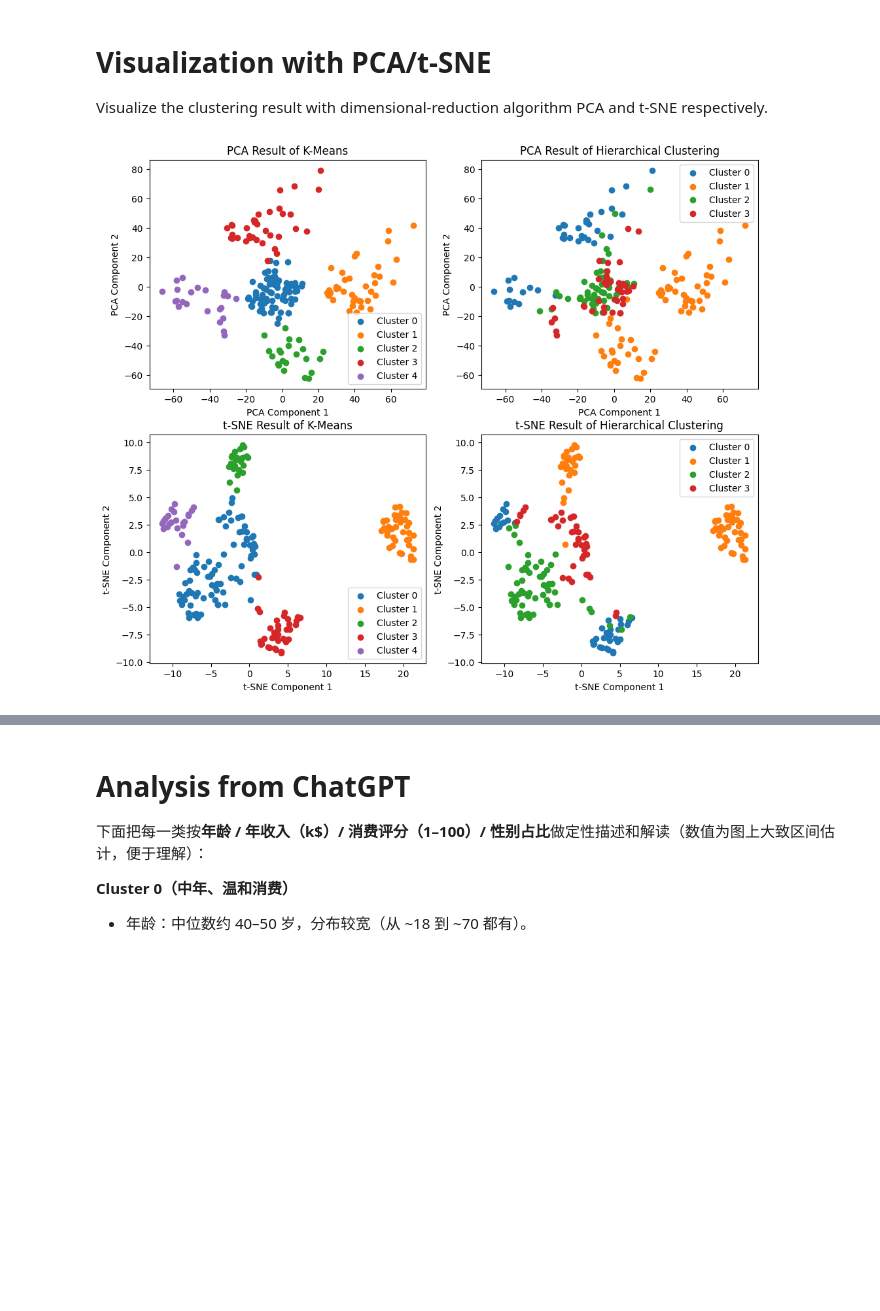
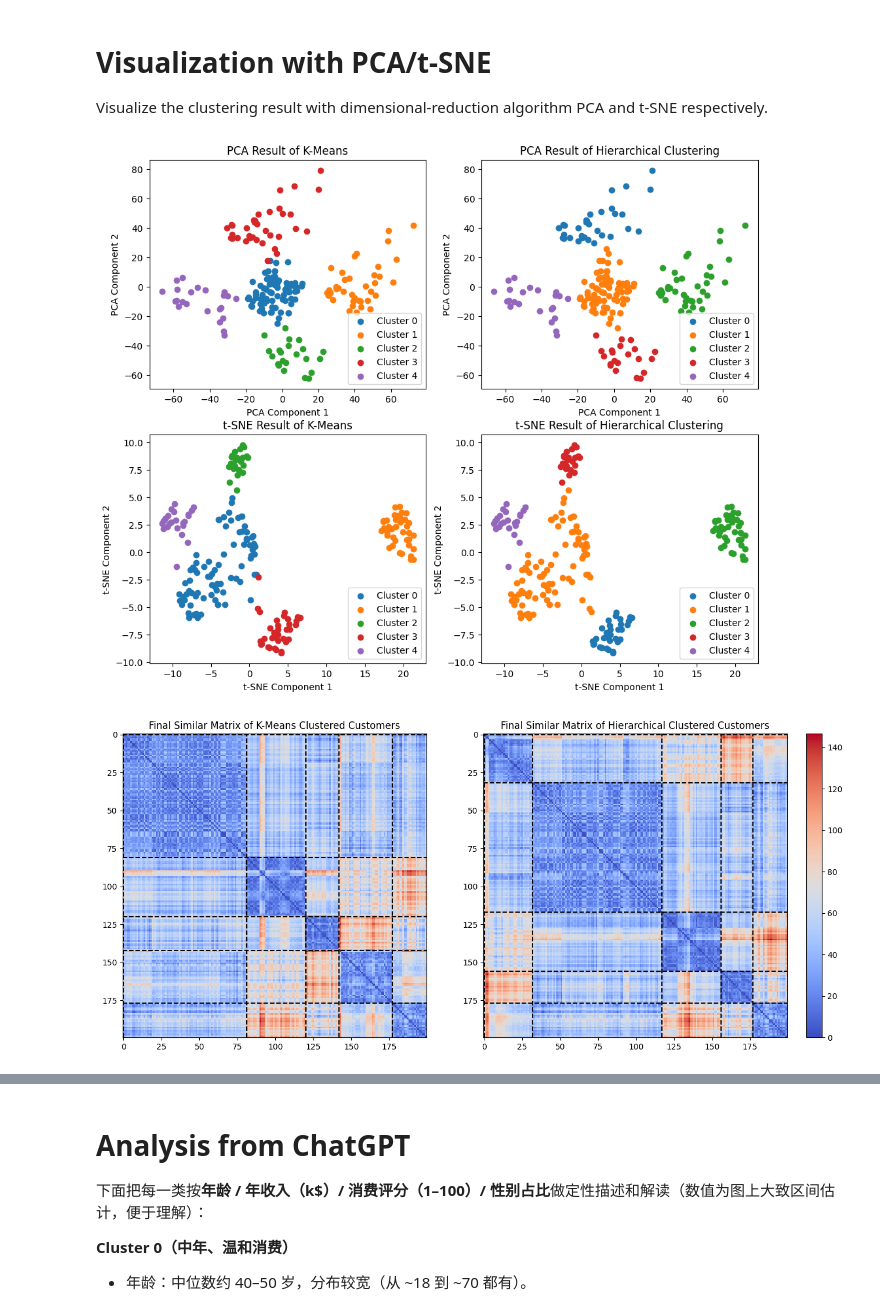
Before and after one commit to juruohejiarui/Homework-AIAA3111-Project, a Jupyter notebook: main_process.ipynb, the cells around one changed output, grey strips where cells are left out. Saved outputs shown, nothing was run; the diff lists cells and outputs as text; code cells hidden in the pictures; blank space fills up the shorter version.

```diff
--- a/main_process.ipynb
+++ b/main_process.ipynb
@@ -2,8 +2,7 @@
 # Read Database
 read database from "./Mall_Customers.csv" and make simple check.
 # %%
-import pandas
-import matplotlib
+import pandas as pd
 import matplotlib.pyplot as plt
 import numpy as np
 import seaborn as sns
@@ -11,10 +10,11 @@ from sklearn.cluster import KMeans, DBSCAN, AgglomerativeClustering
 from sklearn.metrics import silhouette_score, calinski_harabasz_score
 from sklearn.decomposition import PCA
 from sklearn.manifold import TSNE
+from sklearn.preprocessing import StandardScaler
 
 data_path = "./Mall_Customers.csv"
 
-df = pandas.read_csv(data_path)
+df = pd.read_csv(data_path)
 
 print(df.head())
 
@@ -65,7 +65,7 @@ pca.fit((features - np.min(features, axis=0)) / (np.max(features, axis=0) - np.m
 normalized_variances = pca.explained_variance_ratio_
 
 contribute = np.sum((pca.components_)**2 * normalized_variances[:, np.newaxis], axis=0)
-contribute = pandas.Series(contribute, index=numeric_cols)
+contribute = pd.Series(contribute, index=numeric_cols)
 
 # plot it for visualization
 plt.figure(figsize=(8, 5))
@@ -463,7 +559,7 @@ def grid_searchg_hira(
 					sil = silhouette_score(X_sub, labels)
 					ch = calinski_harabasz_score(X_sub, labels)
 					results.append({
-						"features": tuple(feat_cols),
+						"features": tuple([feat_col[0:2] for feat_col in feat_cols]),
 						"n_features": len(feat_cols),
 						"n_clusters": n,
 						"linkage": linkage,
@@ -481,8 +577,10 @@ res_hira = grid_searchg_hira(
 	num_clustering = list(range(2, 11)),
 	linkage_methods = ['ward', 'complete', 'average', 'single'],
 	metrics = ['euclidean', 'manhattan', 'cosine'],
-	feature_subsets = feature_subsets
+	feature_subsets = feature_subsets,
+	w_sil=0.7,
+	w_ch=0.3,
 )
 
-res_hira.drop(columns=['labels']).head(10)
+res_hira.drop(columns=['labels', 'sil_z', 'CH_z',]).head(4)
 # %% [output]
@@ -510,34 +602,72 @@ pca = PCA(n_components=2, random_state=RANDOM_SEED)
 pca_result = pca.fit_transform(features)
 
 # with t-SNE
 tsne = TSNE(n_components=2, random_state=RANDOM_SEED)
 tsne_result = tsne.fit_transform(features)
 
 def plot_clusters(ax : plt.Axes, scatters : np.ndarray, labels : np.ndarray, reduce_name : str, cluster_name : str) :
 	num_clusters = len(set(labels))
 	color_map = plt.colormaps.get('tab10')
 	for k in range(num_clusters) :
 		mask = labels == k
 		ax.scatter(scatters[mask, 0], scatters[mask, 1], c=color_map(k), label=f'Cluster {k}')
 	ax.set_title(f"{reduce_name} Result of {cluster_name}")
 	ax.set_xlabel(f"{reduce_name} Component 1")
 	ax.set_ylabel(f"{reduce_name} Component 2")
 	ax.legend()
 
 
 fig = plt.figure(figsize=(12, 10))
 ax1 = fig.add_subplot(2, 2, 1)
 plot_clusters(ax1, pca_result, labels_kmeans, "PCA", "K-Means")
 ax2 = fig.add_subplot(2, 2, 2)
 plot_clusters(ax2, pca_result, labels_hira, "PCA", "Hierarchical Clustering")
 ax3 = fig.add_subplot(2, 2, 3)
 plot_clusters(ax3, tsne_result, labels_kmeans, "t-SNE", "K-Means")
 ax4 = fig.add_subplot(2, 2, 4)
 plot_clusters(ax4, tsne_result, labels_hira, "t-SNE", "Hierarchical Clustering")
 
 plt.show()
+
+# plot final similar matrix for KMeans
+plt.figure(figsize=(14, 6))
+plt.subplot(1, 2, 1)
+sorted_indices = np.argsort(labels_kmeans)
+sorted_labels = labels_kmeans[sorted_indices]
+sorted_features = features[sorted_indices]
+sep_indices = [get_range(sorted_labels, k) for k in range(opt_k)]
+similar_matrix = np.zeros((len(df), len(df)))
+for i in range(len(df)) :
+	similar_matrix[i, :] = np.linalg.norm(sorted_features - sorted_features[i], axis=1)
+plt.imshow(similar_matrix, cmap='coolwarm', interpolation='nearest')
+# draw lines to separate clusters
+for i in range(0, opt_k) :
+	if sep_indices[i] is None :
+		continue
+	plt.axhline(y=sep_indices[i][0], color='black', linestyle='--')
+	plt.axvline(x=sep_indices[i][0], color='black', linestyle='--')
+plt.title("Final Similar Matrix of K-Means Clustered Customers")
+
+plt.subplot(1, 2, 2)
+sorted_indices = np.argsort(labels_hira)
+sorted_labels = labels_hira[sorted_indices]
+sorted_features = features[sorted_indices]
+sep_indices = [get_range(sorted_labels, k) for k in range(len(set(labels_hira)))]
+similar_matrix = np.zeros((len(df), len(df)))
+for i in range(len(df)) :
+	similar_matrix[i, :] = np.linalg.norm(sorted_features - sorted_features[i], axis=1)
+plt.imshow(similar_matrix, cmap='coolwarm', interpolation='nearest')
+# draw lines to separate clusters
+for i in range(0, len(set(labels_hira))) :
+	plt.axhline(y=sep_indices[i][0], color='black', linestyle='--')
+	plt.axvline(x=sep_indices[i][0], color='black', linestyle='--')
+plt.title("Final Similar Matrix of Hierarchical Clustered Customers")
+plt.tight_layout()
+plt.colorbar()
+plt.show()
 # %% [output]
-[figure, old version]
+[figure, new version]
+[figure, added]
 # %%
 # Visualize feature comparsion of between clusters of best clustering results of K-Means
 numeric_feature_set = ["Age", "Annual Income (k$)", "Spending Score (1-100)"]
```
Also changed, not shown: parts of 14 cells of this notebook.
